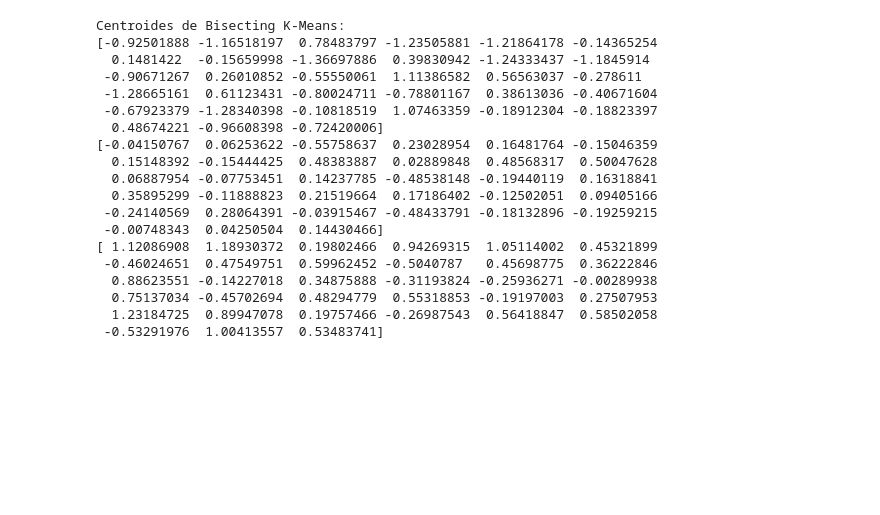
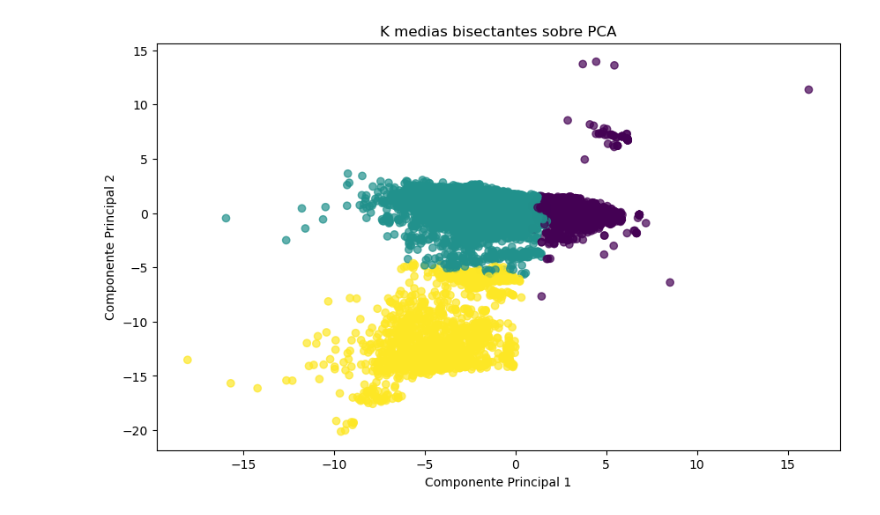
Before and after one commit to SAElizondoR/network-anomaly-detection, a Jupyter notebook: 03_ml.ipynb, the cells around one changed output. Drawn from its saved outputs; the diff is of its cells as text; code cells hidden in the pictures; blank space fills up the shorter version.

Commit message:
Agregar modelos

```diff
--- a/03_ml.ipynb
+++ b/03_ml.ipynb
@@ -20,5 +16,0 @@ df = load_data()
-# %%
-feature_columns = df.columns[:-1]
-assembler = VectorAssembler(inputCols=feature_columns,
-                            outputCol='features')
-df_features = assembler.transform(df)
@@ -24,0 +37,6 @@ df_features = assembler.transform(df)
+# %%
+# Cargar los datos
+df = load_data()
+feature_columns = df.columns[:-1]
+df_features = prepare_features(df, feature_columns)
+df_features.show()
@@ -101,4 +166,8 @@ HTTPpkts                  0.254041  1.000000
 # %%
-# Aplicar Bisecting K-Means
-bkm = BisectingKMeans(k=3, featuresCol="features", maxIter=10)
+# Agrupamiento con k medias bisectantes
+bkm = BisectingKMeans(k=3, featuresCol='features', maxIter=10)
+
 bkm_model = bkm.fit(df_features)
+bkm_predictions = bkm_model.transform(df_features)
+
+print("Centroides de Bisecting K-Means:", bkm_model.clusterCenters())
@@ -108,26 +194,14 @@ predictions = bkm_model.transform(df_features)
-# %%
-# Mostrar los centroides
-centroids = bkm_model.clusterCenters()
-print("Centroides de Bisecting K-Means:")
-for centroid in centroids:
-    print(centroid)
-# %% [output]
-Centroides de Bisecting K-Means:
-[-0.92501888 -1.16518197  0.78483797 -1.23505881 -1.21864178 -0.14365254
-  0.1481422  -0.15659998 -1.36697886  0.39830942 -1.24333437 -1.1845914
- -0.90671267  0.26010852 -0.55550061  1.11386582  0.56563037 -0.278611
- -1.28665161  0.61123431 -0.80024711 -0.78801167  0.38613036 -0.40671604
- -0.67923379 -1.28340398 -0.10818519  1.07463359 -0.18912304 -0.18823397
-  0.48674221 -0.96608398 -0.72420006]
-[-0.04150767  0.06253622 -0.55758637  0.23028954  0.16481764 -0.15046359
-  0.15148392 -0.15444425  0.48383887  0.02889848  0.48568317  0.50047628
-  0.06887954 -0.07753451  0.14237785 -0.48538148 -0.19440119  0.16318841
-  0.35895299 -0.11888823  0.21519664  0.17186402 -0.12502051  0.09405166
- -0.24140569  0.28064391 -0.03915467 -0.48433791 -0.18132896 -0.19259215
- -0.00748343  0.04250504  0.14430466]
-[ 1.12086908  1.18930372  0.19802466  0.94269315  1.05114002  0.45321899
- -0.46024651  0.47549751  0.59962452 -0.5040787   0.45698775  0.36222846
-  0.88623551 -0.14227018  0.34875888 -0.31193824 -0.25936271 -0.00289938
-  0.75137034 -0.45702694  0.48294779  0.55318853 -0.19197003  0.27507953
-  1.23184725  0.89947078  0.19757466 -0.26987543  0.56418847  0.58502058
- -0.53291976  1.00413557  0.53483741]
+# %%
+# Análisis de componentes principales para graficar los agrupamientos
+pca = PCA(k=2, inputCol='features', outputCol='pcaFeatures')
+
+pca_transformed = pca.fit(df_features).transform(df_features)
+
+pca_result = np.array(pca_transformed.select('pcaFeatures').rdd.map(
+    lambda x: x[0]).collect())
+cluster_labels = np.array(bkm_predictions.select('prediction').rdd.flatMap(
+    lambda x: x).collect())
+plot_results(pca_result, cluster_labels, "K medias bisectantes sobre PCA",
+    "Componente Principal 1", "Componente Principal 2")
+# %% [output]
+[figure, added]
```
Also changed, not shown: parts of 16 cells of this notebook, 1 other file.
